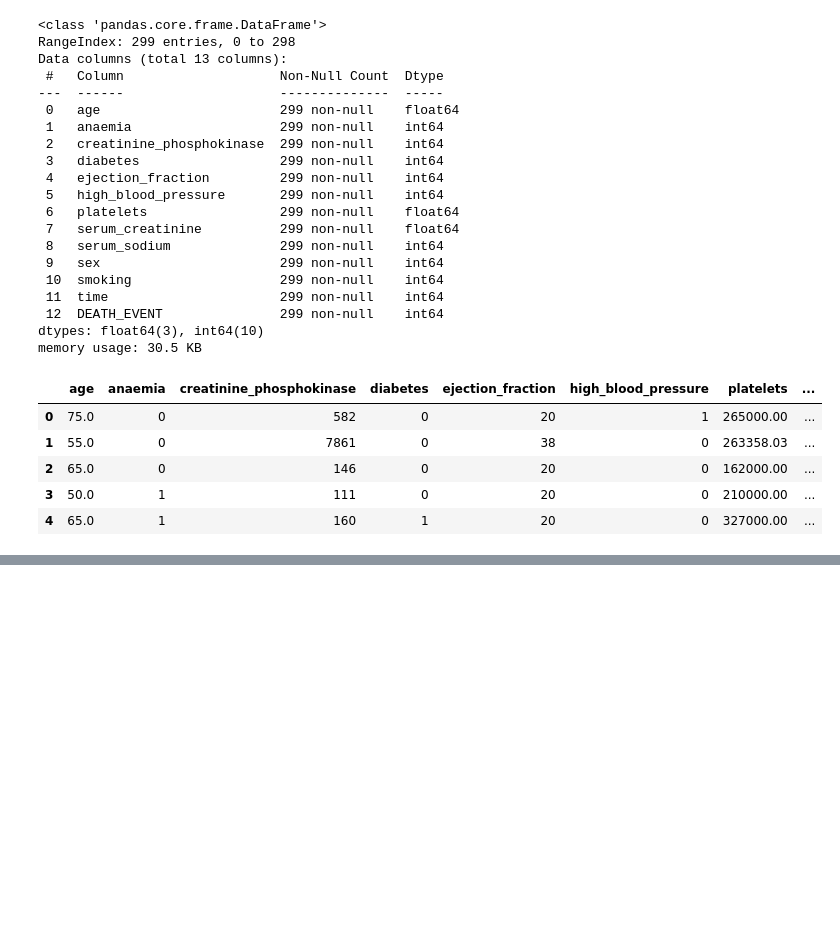
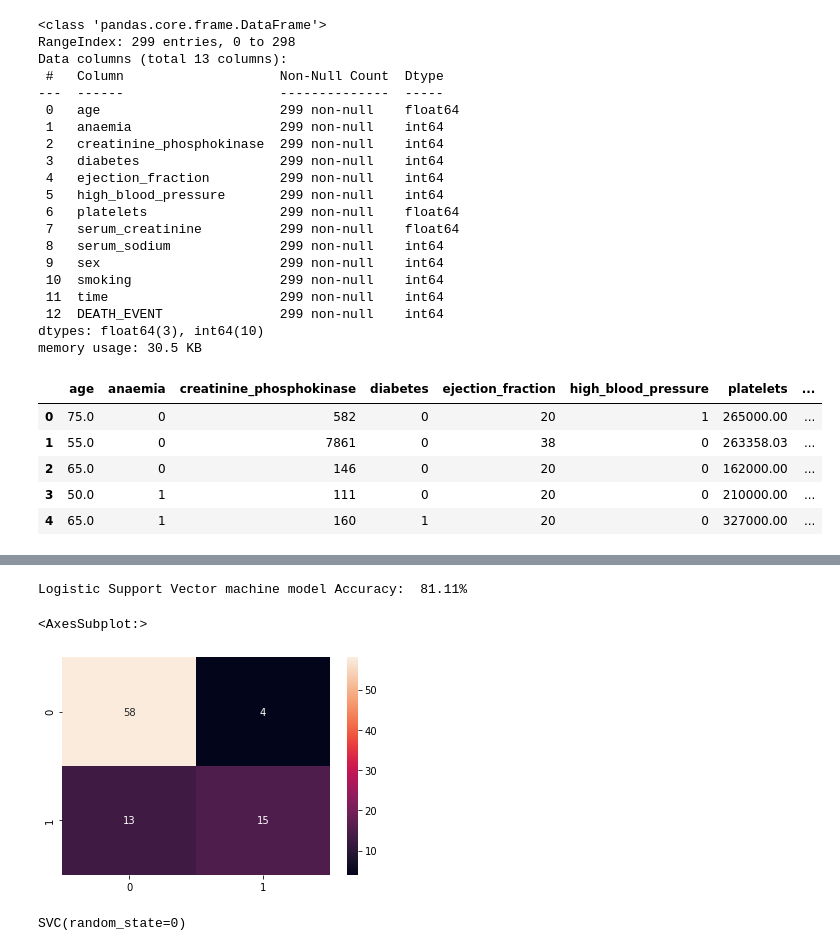
Before and after one commit to suyashrastogi7/Cureya_Week3Task, a Jupyter notebook: Week3_heartfailure.ipynb, the cells around one changed output, grey strips where cells are left out. Saved outputs shown, nothing was run; the diff lists cells and outputs as text; code cells hidden in the pictures; blank space fills up the shorter version.

```diff
--- a/Week3_heartfailure.ipynb
+++ b/Week3_heartfailure.ipynb
@@ -42,0 +98,10 @@ y = dataset.iloc[: , -1].values
+# %%
+y_pred = classifier.predict(X_test)
+cm = confusion_matrix(y_test, y_pred)
+score4 = accuracy_score(y_test, y_pred)
+print('Logistic Support Vector machine model Accuracy: ','{:.2f}%'.format(100*score4))
+sns.heatmap(cm, annot=True)
+# %% [output]
+Logistic Support Vector machine model Accuracy:  81.11%
+<AxesSubplot:>
+[figure, added]
@@ -42,0 +110,5 @@ y = dataset.iloc[: , -1].values
+# %%
+classifier = SVC(kernel = 'rbf', random_state = 0)
+classifier.fit(X_train, y_train)
+# %% [output]
+SVC(random_state=0)
```
Also changed, not shown: parts of 22 cells of this notebook.
